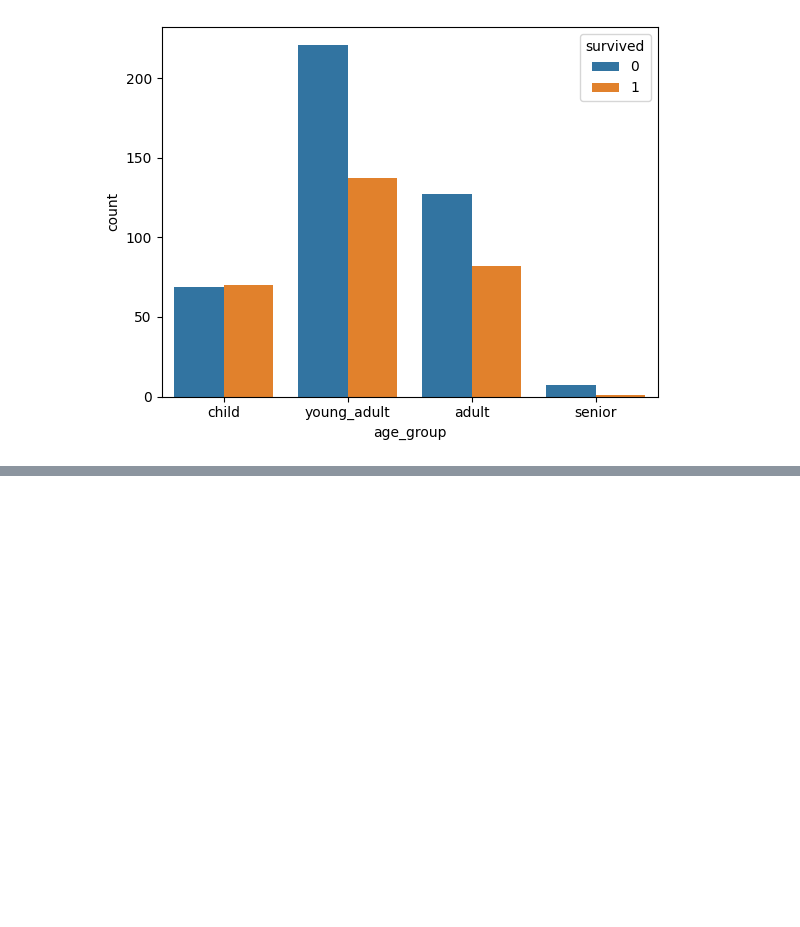
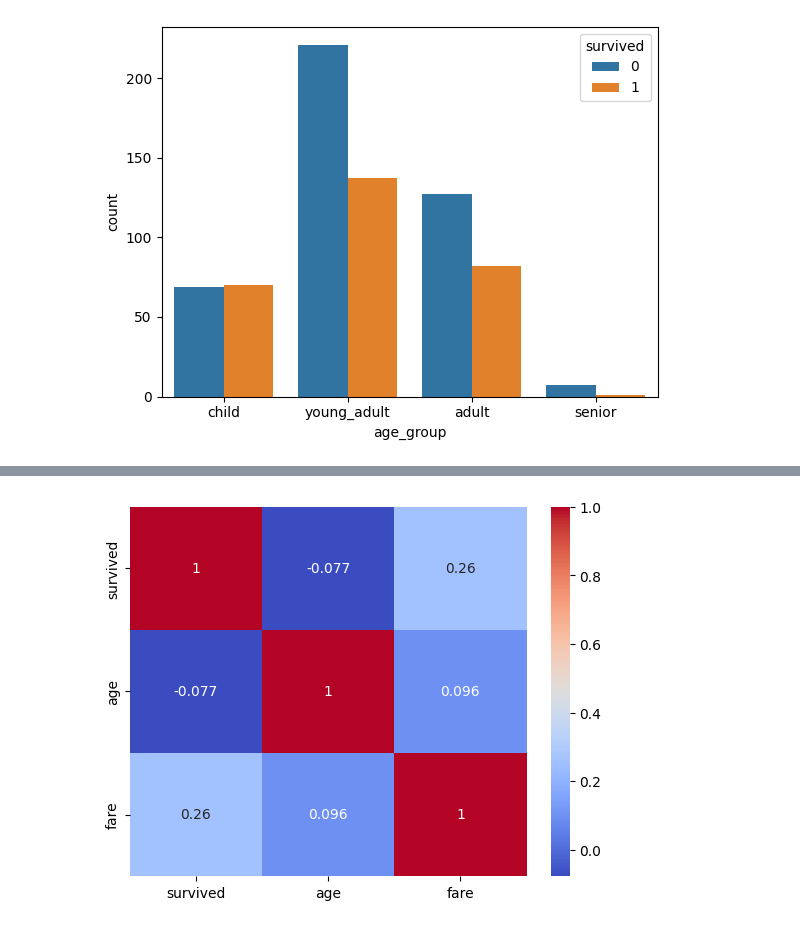
Before and after one commit to MLN142/EDA_Portfolio, a Jupyter notebook: Titanic_Analysis/Titanic.ipynb, the cells around one changed output, grey strips where cells are left out. Cells and saved outputs as stored; diff of their text form; code cells hidden in the pictures; blank space fills up the shorter version.

```diff
--- a/Titanic_Analysis/Titanic.ipynb
+++ b/Titanic_Analysis/Titanic.ipynb
@@ -138,0 +166,6 @@ plt.show()
+# %%
+corr=df[["survived","age","fare"]].corr()
+sns.heatmap(corr,annot=True,cmap="coolwarm")
+plt.show()
+# %% [output]
+[figure, added]
```
Also changed, not shown: parts of 6 cells of this notebook.
